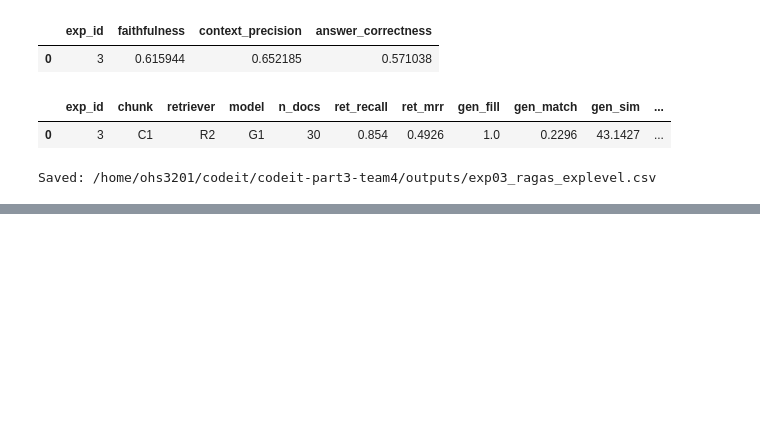
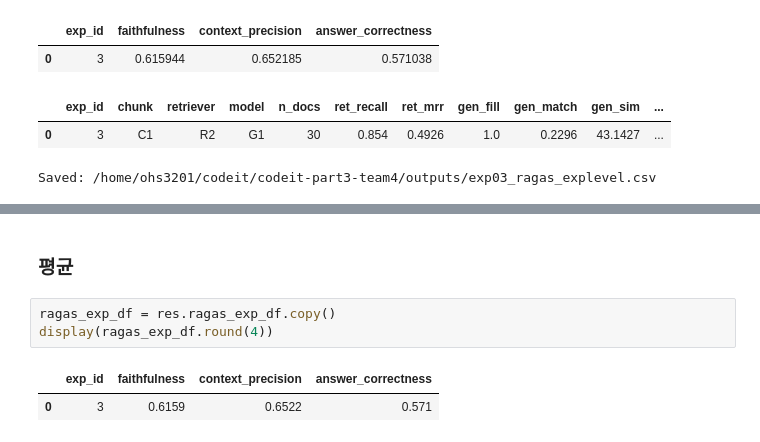
Before and after one commit to wonbywondev/codeit-part3-team4, a Jupyter notebook: notebooks/exp_notebook.ipynb, the cells around one changed output, grey strips where cells are left out. Cells and saved outputs as stored; diff of their text form; blank space fills up the shorter version.

Commit message:
RAGAS_mean

```diff
--- a/notebooks/exp_notebook.ipynb
+++ b/notebooks/exp_notebook.ipynb
@@ -333,3 +333,11 @@ display(doc_compare[["doc_id","gen_match","gen_sim","faithfulness","context_prec
 | 2 | (사）한국대학스포츠협의회_KUSF 체육특기자 경기기록 관리시... | 0.050000 | 18.617800 | 0.478571 | 0.554762 | 0.390000 |
 | 3 | (재)예술경영지원센터_통합 정보시스템 구축 사전 컨설팅.pdf | 0.150000 | 38.978738 | 0.630952 | 0.695238 | 0.569444 |
 | 4 | 2025 구미 아시아육상경기선수권대회 조직위원회_2025 구... | 0.200000 | 30.709622 | 0.333333 | 0.357143 | 0.322222 |
+# %% [markdown]
+### 평균
+# %%
+ragas_exp_df = res.ragas_exp_df.copy()
+display(ragas_exp_df.round(4))
+# %% [output]
+|  | exp_id | faithfulness | context_precision | answer_correctness |
+| 0 | 3 | 0.6159 | 0.6522 | 0.571 |
```
Also changed, not shown: parts of 1 cell of this notebook.
